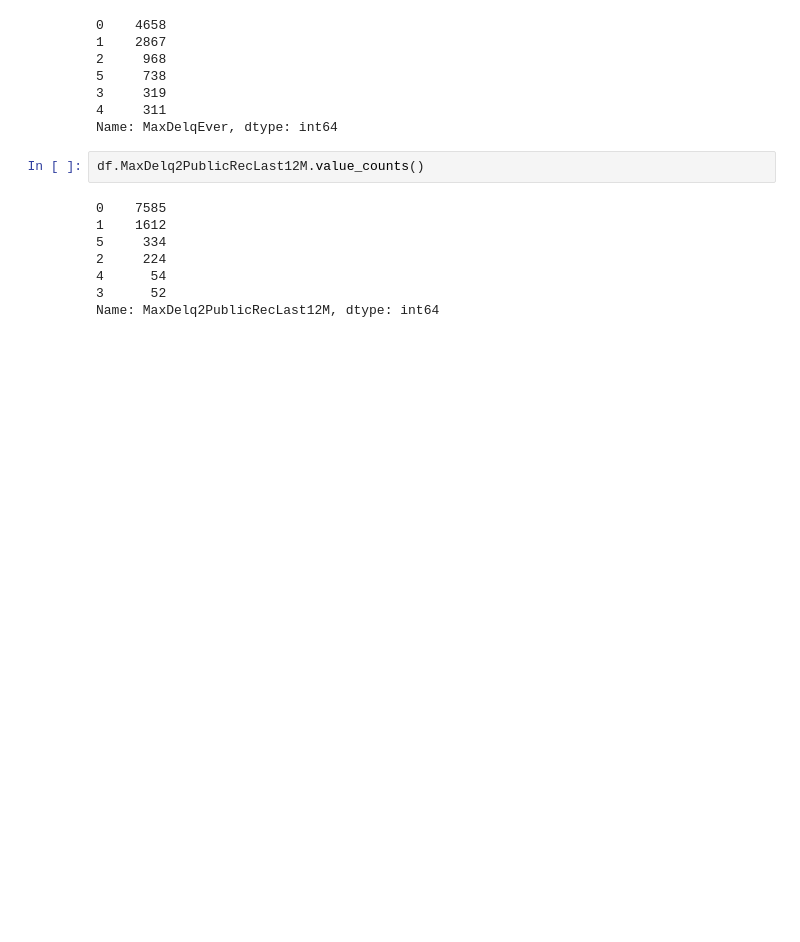
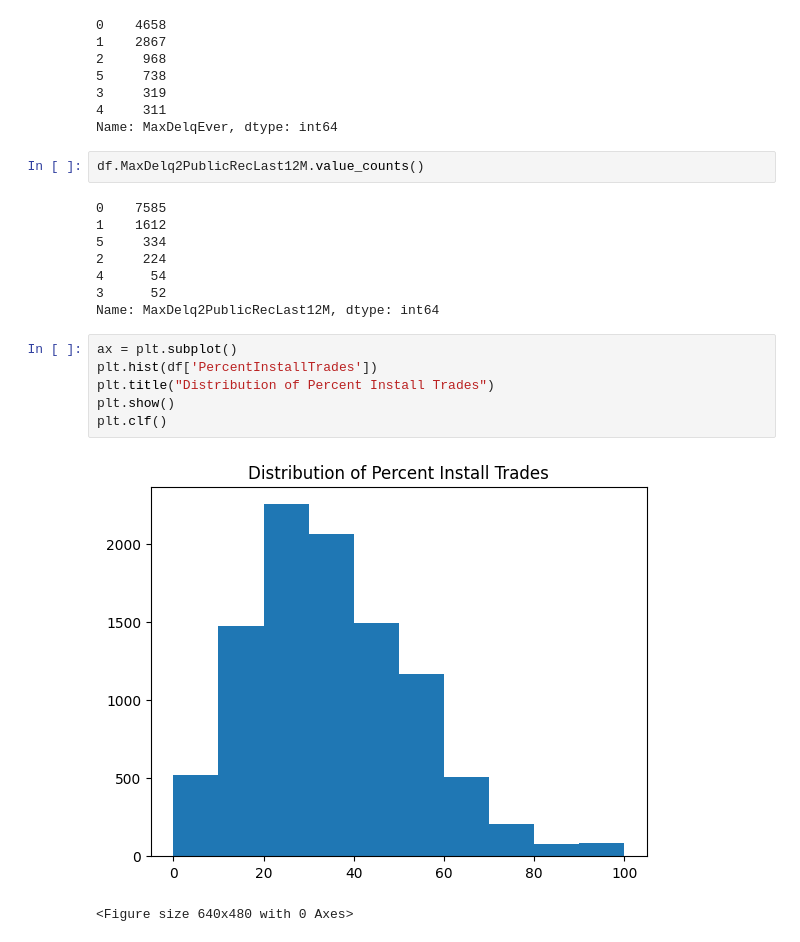
Before and after one commit to Git-With-Chris/RiskPredict, a Jupyter notebook: Resources/minimal_dataset_notebook.ipynb, the cells around one changed output. Saved outputs shown, nothing was run; the diff lists cells and outputs as text; blank space fills up the shorter version.

```diff
--- a/Resources/minimal_dataset_notebook.ipynb
+++ b/Resources/minimal_dataset_notebook.ipynb
@@ -272,3 +271,12 @@ df.MaxDelq2PublicRecLast12M.value_counts()
 4      54
 3      52
 Name: MaxDelq2PublicRecLast12M, dtype: int64
+# %%
+ax = plt.subplot()
+plt.hist(df['PercentInstallTrades'])
+plt.title("Distribution of Percent Install Trades")
+plt.show()
+plt.clf()
+# %% [output]
+[figure, added]
+<Figure size 640x480 with 0 Axes>
```
Also changed, not shown: parts of 12 cells of this notebook.
